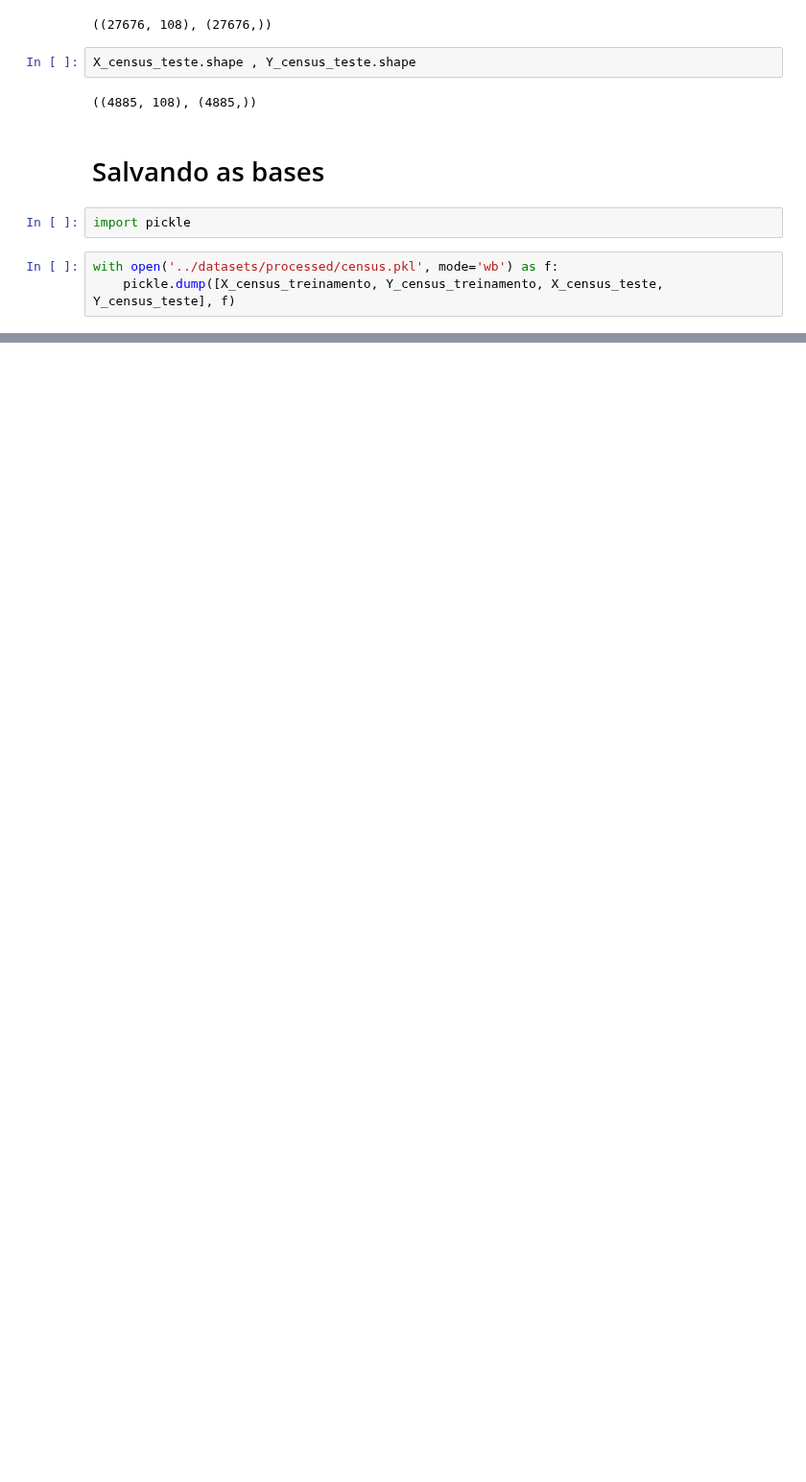
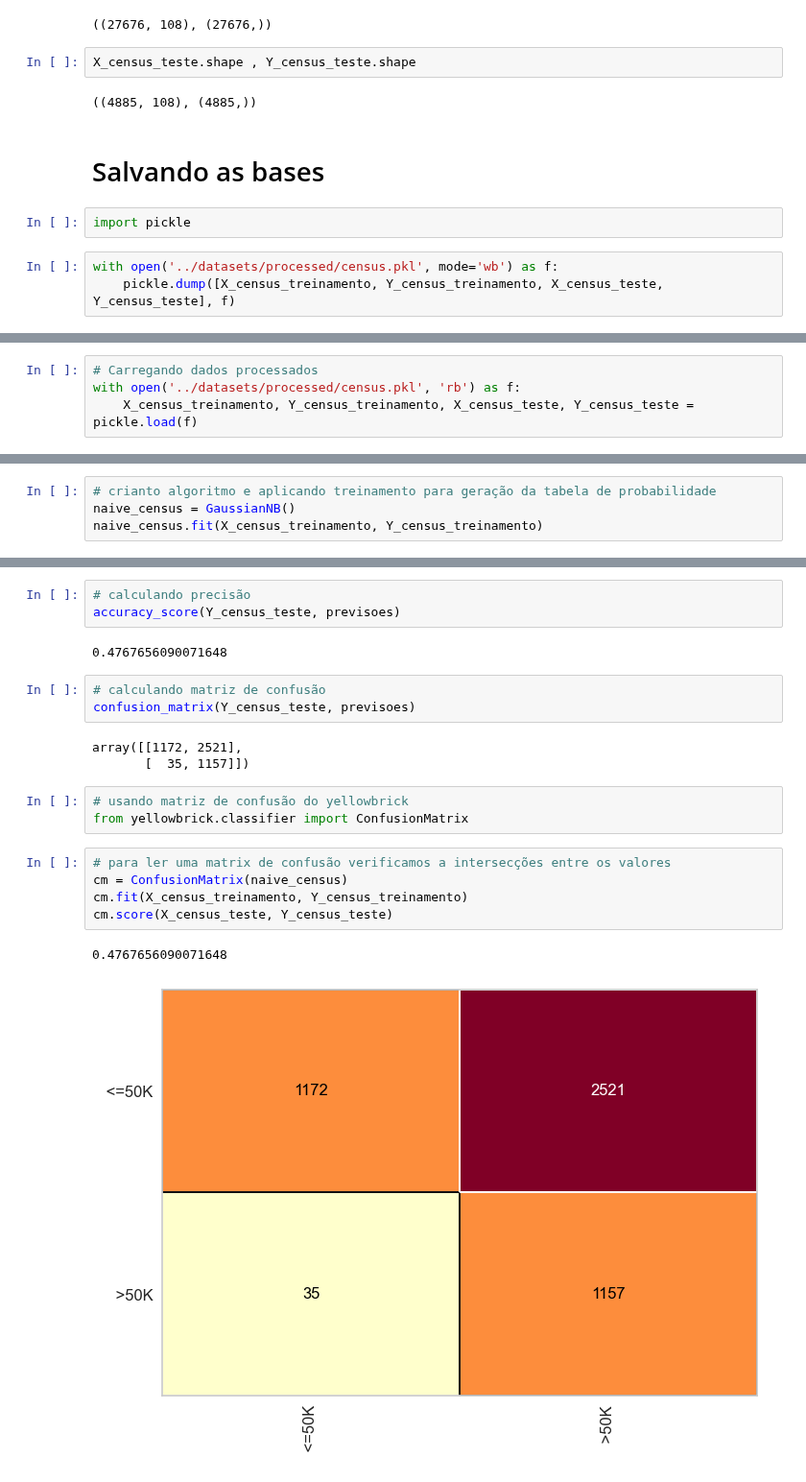
Before and after one commit to YtalloPereira/cursoml-datascience-praticas, a Jupyter notebook: notebooks/lab_base_census.ipynb, the cells around one changed output, grey strips where cells are left out. Shown at 96% size. Drawn from its saved outputs; the diff is of its cells as text; blank space fills up the shorter version.

Commit message:
:sparkles: feat: Aplicando algoritmo naive bayes na base census

```diff
--- a/notebooks/lab_base_census.ipynb
+++ b/notebooks/lab_base_census.ipynb
@@ -318,0 +322,4 @@ with open('../datasets/processed/census.pkl', mode='wb') as f:
+# %%
+# Carregando dados processados
+with open('../datasets/processed/census.pkl', 'rb') as f:
+    X_census_treinamento, Y_census_treinamento, X_census_teste, Y_census_teste = pickle.load(f)
@@ -318,0 +335,4 @@ with open('../datasets/processed/census.pkl', mode='wb') as f:
+# %%
+# crianto algoritmo e aplicando treinamento para geração da tabela de probabilidade
+naive_census = GaussianNB()
+naive_census.fit(X_census_treinamento, Y_census_treinamento)
@@ -318,0 +358,22 @@ with open('../datasets/processed/census.pkl', mode='wb') as f:
+# %%
+# calculando precisão
+accuracy_score(Y_census_teste, previsoes)
+# %% [output]
+0.4767656090071648
+# %%
+# calculando matriz de confusão
+confusion_matrix(Y_census_teste, previsoes)
+# %% [output]
+array([[1172, 2521],
+       [  35, 1157]])
+# %%
+# usando matriz de confusão do yellowbrick
+from yellowbrick.classifier import ConfusionMatrix
+# %%
+# para ler uma matrix de confusão verificamos a intersecções entre os valores
+cm = ConfusionMatrix(naive_census)
+cm.fit(X_census_treinamento, Y_census_treinamento)
+cm.score(X_census_teste, Y_census_teste)
+# %% [output]
+0.4767656090071648
+[figure, added]
```
Also changed, not shown: parts of 10 cells of this notebook.
